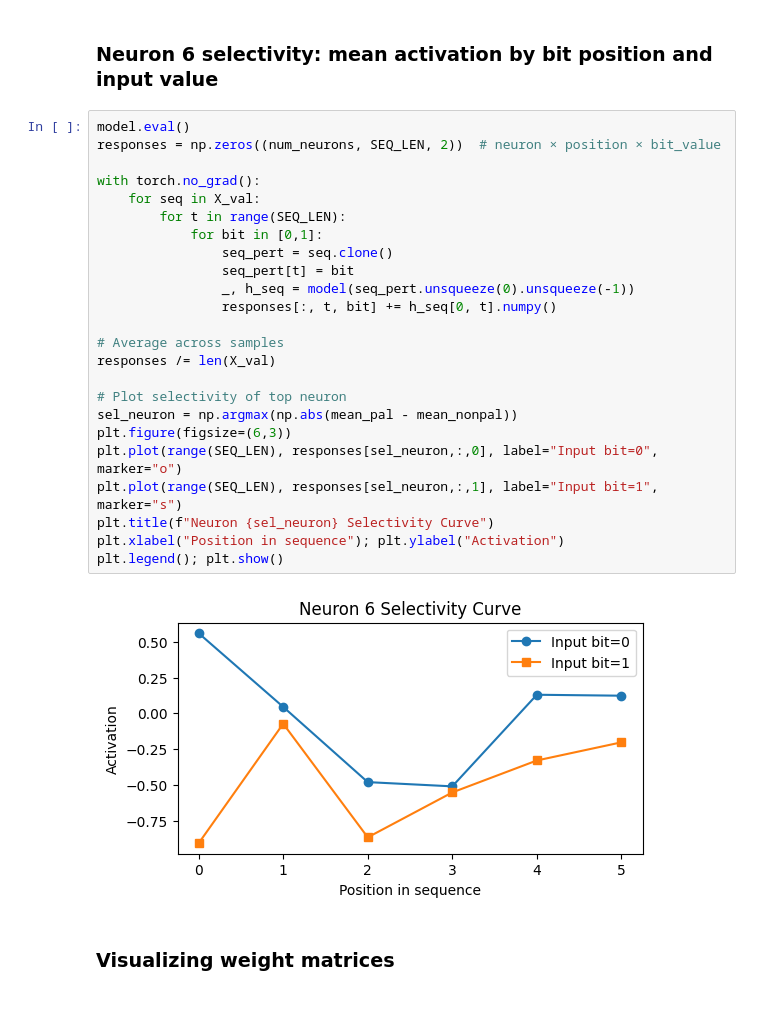
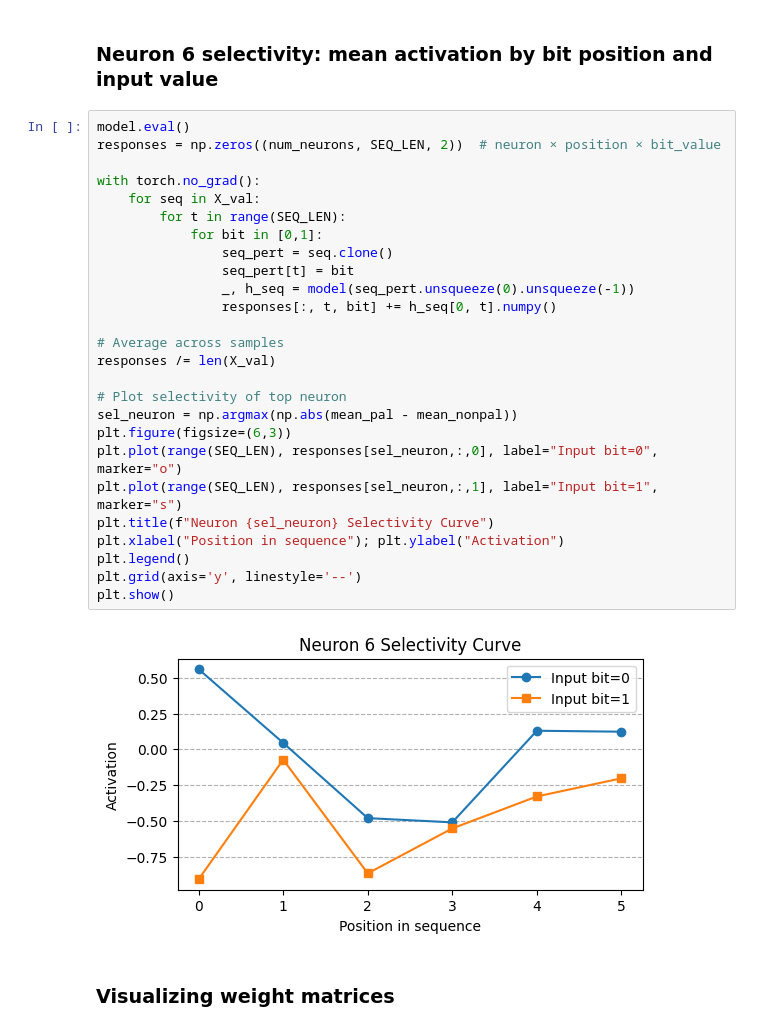
Before and after one commit to siliconshells/Mechanistic_Interpretability, a Jupyter notebook: mechanistic_interp.ipynb, the cells around one changed output. Drawn from its saved outputs; the diff is of its cells as text.

```diff
--- a/mechanistic_interp.ipynb
+++ b/mechanistic_interp.ipynb
@@ -655,29 +659,31 @@ Non-Palindrome: [1, 1, 0, 0, 1, 1]
 # %%
 model.eval()
 responses = np.zeros((num_neurons, SEQ_LEN, 2))  # neuron × position × bit_value
 
 with torch.no_grad():
     for seq in X_val:
         for t in range(SEQ_LEN):
             for bit in [0,1]:
                 seq_pert = seq.clone()
                 seq_pert[t] = bit
                 _, h_seq = model(seq_pert.unsqueeze(0).unsqueeze(-1))
                 responses[:, t, bit] += h_seq[0, t].numpy()
 
 # Average across samples
 responses /= len(X_val)
 
 # Plot selectivity of top neuron
 sel_neuron = np.argmax(np.abs(mean_pal - mean_nonpal))
 plt.figure(figsize=(6,3))
 plt.plot(range(SEQ_LEN), responses[sel_neuron,:,0], label="Input bit=0", marker="o")
 plt.plot(range(SEQ_LEN), responses[sel_neuron,:,1], label="Input bit=1", marker="s")
 plt.title(f"Neuron {sel_neuron} Selectivity Curve")
 plt.xlabel("Position in sequence"); plt.ylabel("Activation")
-plt.legend(); plt.show()
+plt.legend()
+plt.grid(axis='y', linestyle='--')
+plt.show()
 # %% [output]
-[figure, old version]
+[figure, new version]
 # %% [markdown]
 ### Visualizing weight matrices
 # %%
```
Also changed, not shown: parts of 4 cells of this notebook.
